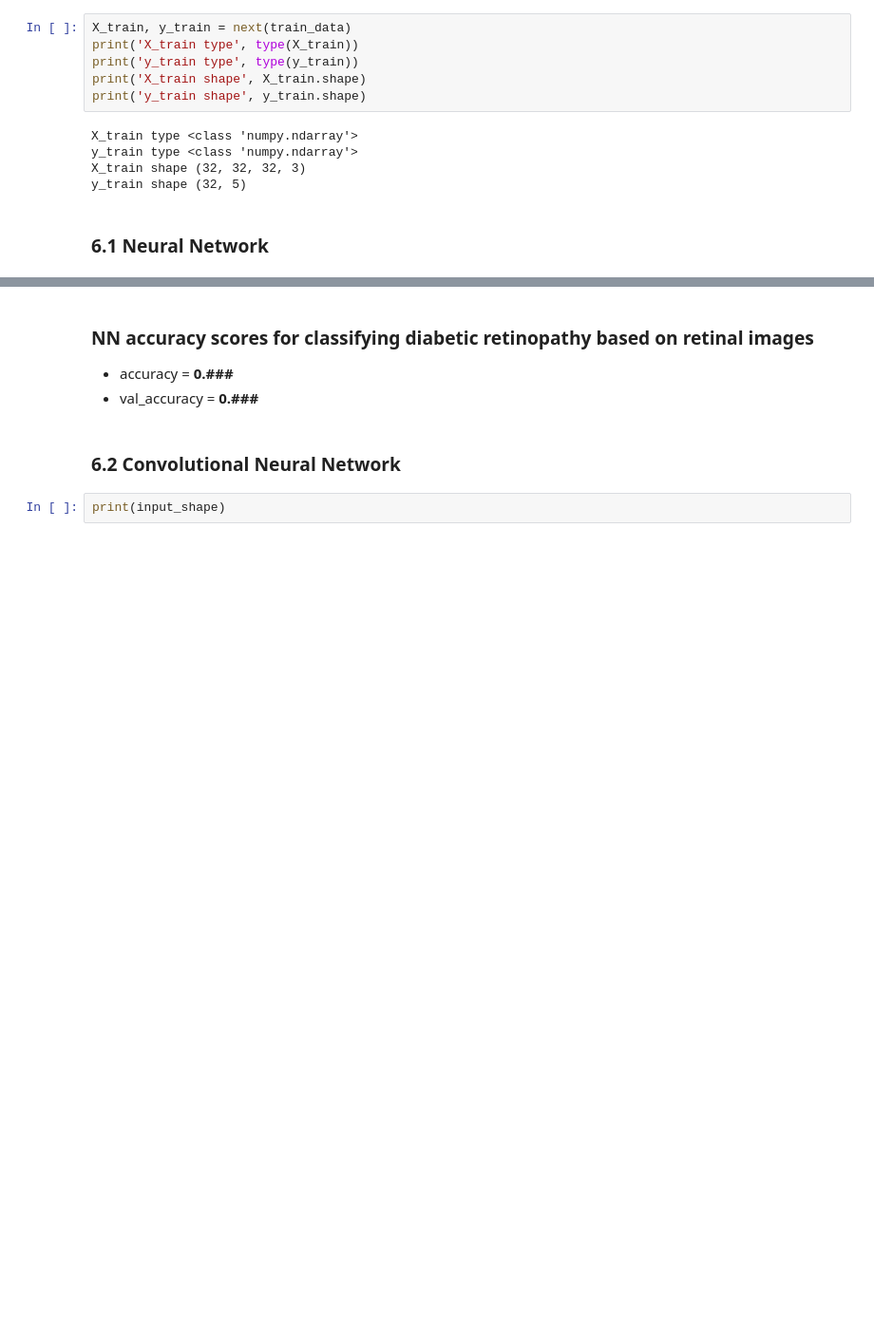
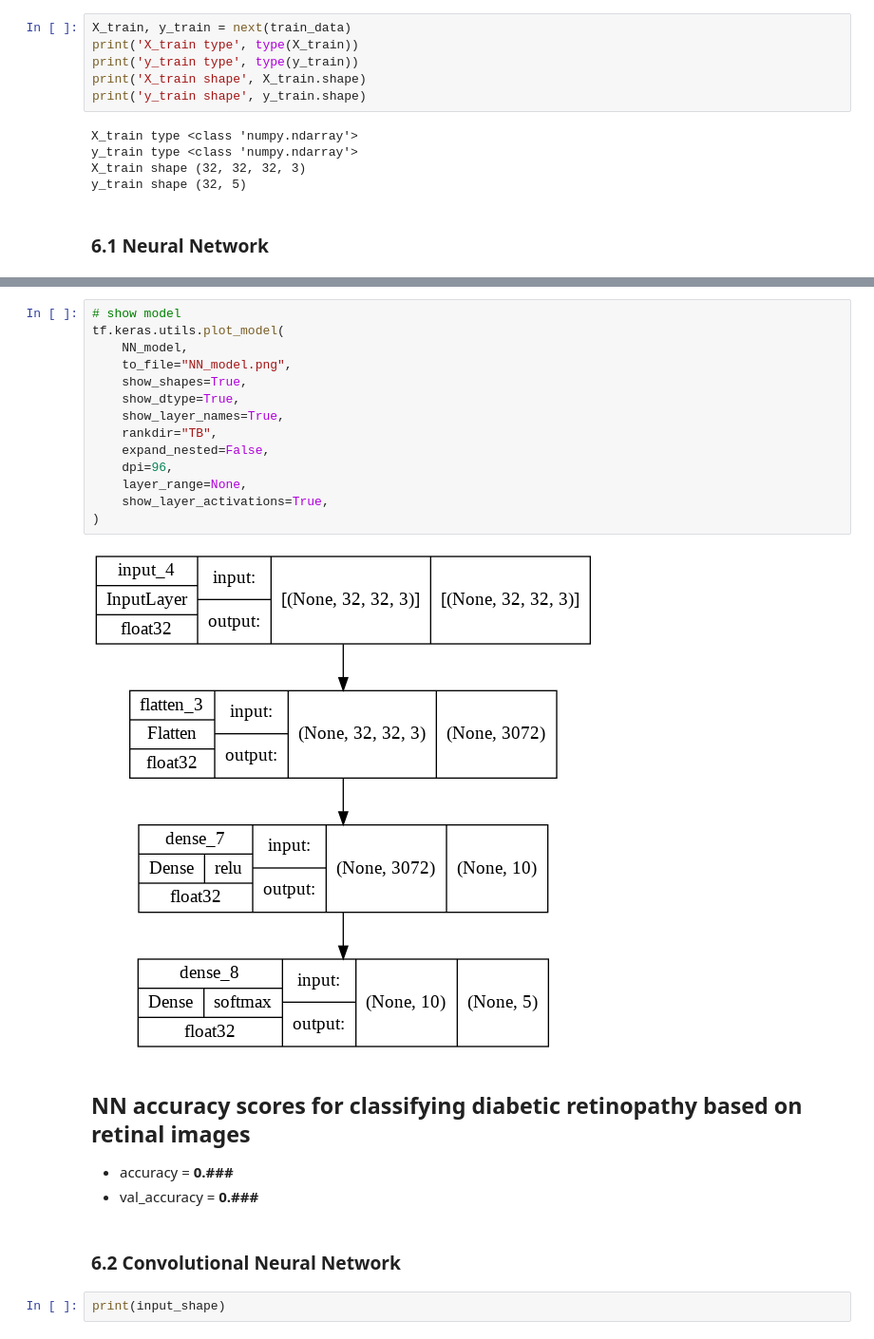
Before and after one commit to slp22/deep-learning-project, a Jupyter notebook: dl_diabetic_retinopathy_model.ipynb, the cells around one changed output, grey strips where cells are left out. Shown at 95% size. Drawn from its saved outputs; the diff is of its cells as text; blank space fills up the shorter version.

```diff
--- a/dl_diabetic_retinopathy_model.ipynb
+++ b/dl_diabetic_retinopathy_model.ipynb
@@ -649,5 +672,22 @@ plt.savefig('NN_Accuracy_vs_Training_Epoch.png');
+# %%
+# show model
+tf.keras.utils.plot_model(
+    NN_model,
+    to_file="NN_model.png",
+    show_shapes=True,
+    show_dtype=True,
+    show_layer_names=True,
+    rankdir="TB",
+    expand_nested=False,
+    dpi=96,
+    layer_range=None,
+    show_layer_activations=True,
+)
+# %% [output]
+[figure, added]
 # %% [markdown]
-### **NN accuracy scores for classifying diabetic retinopathy based on retinal images**
+
+## NN accuracy scores for classifying diabetic retinopathy based on retinal images
 * accuracy = **0.###**
 * val_accuracy = **0.###**
 # %% [markdown]
```
Also changed, not shown: parts of 36 cells of this notebook.
